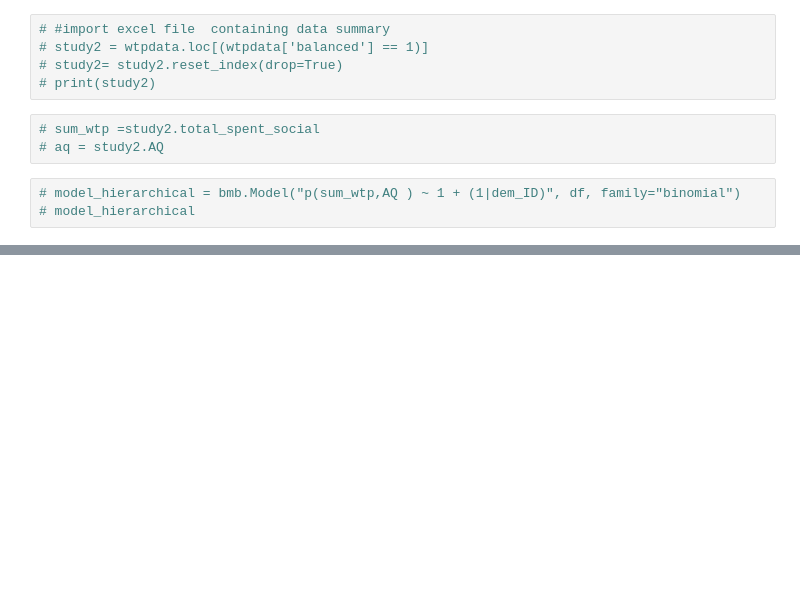
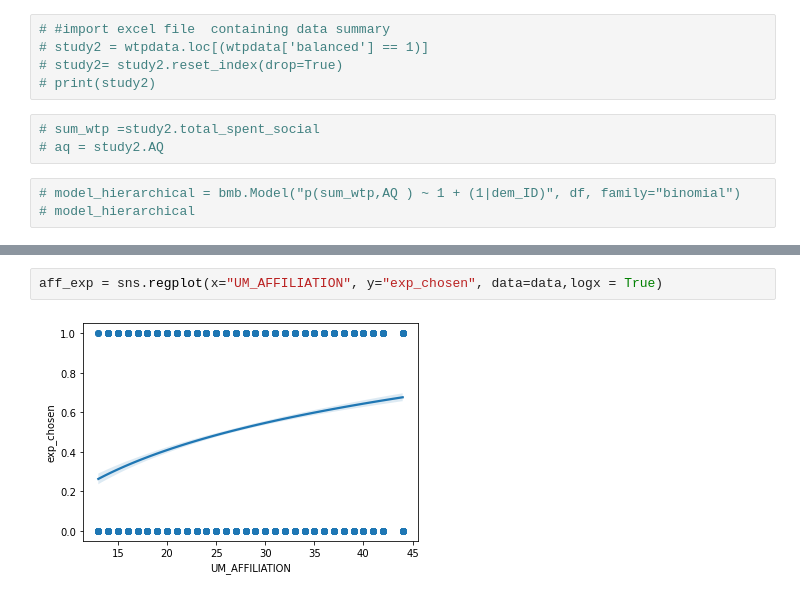
Before and after one commit to fareri-lab/WTP_CardTask, a Jupyter notebook: APS/WTP_HLM.ipynb, the cells around one changed output, grey strips where cells are left out. Cells and saved outputs as stored; diff of their text form; blank space fills up the shorter version.

```diff
--- a/APS/WTP_HLM.ipynb
+++ b/APS/WTP_HLM.ipynb
@@ -115,0 +341,4 @@ get_stats()
+# %%
+aff_exp = sns.regplot(x="UM_AFFILIATION", y="exp_chosen", data=data,logx = True)
+# %% [output]
+[figure, added]
```
Also changed, not shown: parts of 19 cells of this notebook.
